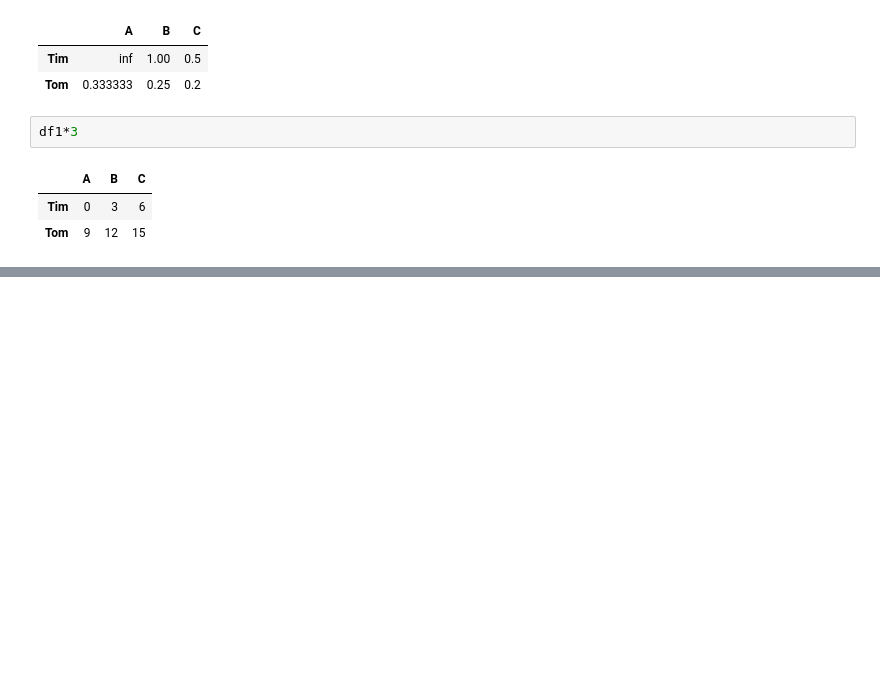
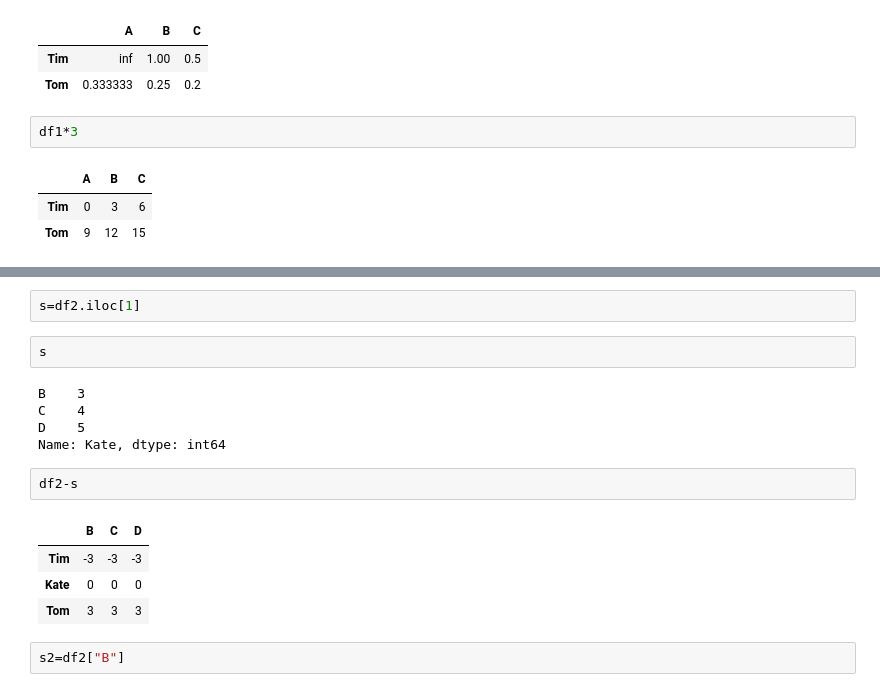
Before and after one commit to KhatiwadaPrajwal056/Data-Science-Libraries-, a Jupyter notebook: pandas.ipynb, the cells around one changed output, grey strips where cells are left out. Saved outputs shown, nothing was run; the diff lists cells and outputs as text; blank space fills up the shorter version.

```diff
--- a/pandas.ipynb
+++ b/pandas.ipynb
@@ -1000,0 +1007,18 @@ df1*3
+# %%
+s=df2.iloc[1]
+# %%
+s
+# %% [output]
+B    3
+C    4
+D    5
+Name: Kate, dtype: int64
+# %%
+df2-s
+# %% [output]
+|  | B | C | D |
+| Tim | -3 | -3 | -3 |
+| Kate | 0 | 0 | 0 |
+| Tom | 3 | 3 | 3 |
+# %%
+s2=df2["B"]
```
Also changed, not shown: parts of 11 cells of this notebook.
